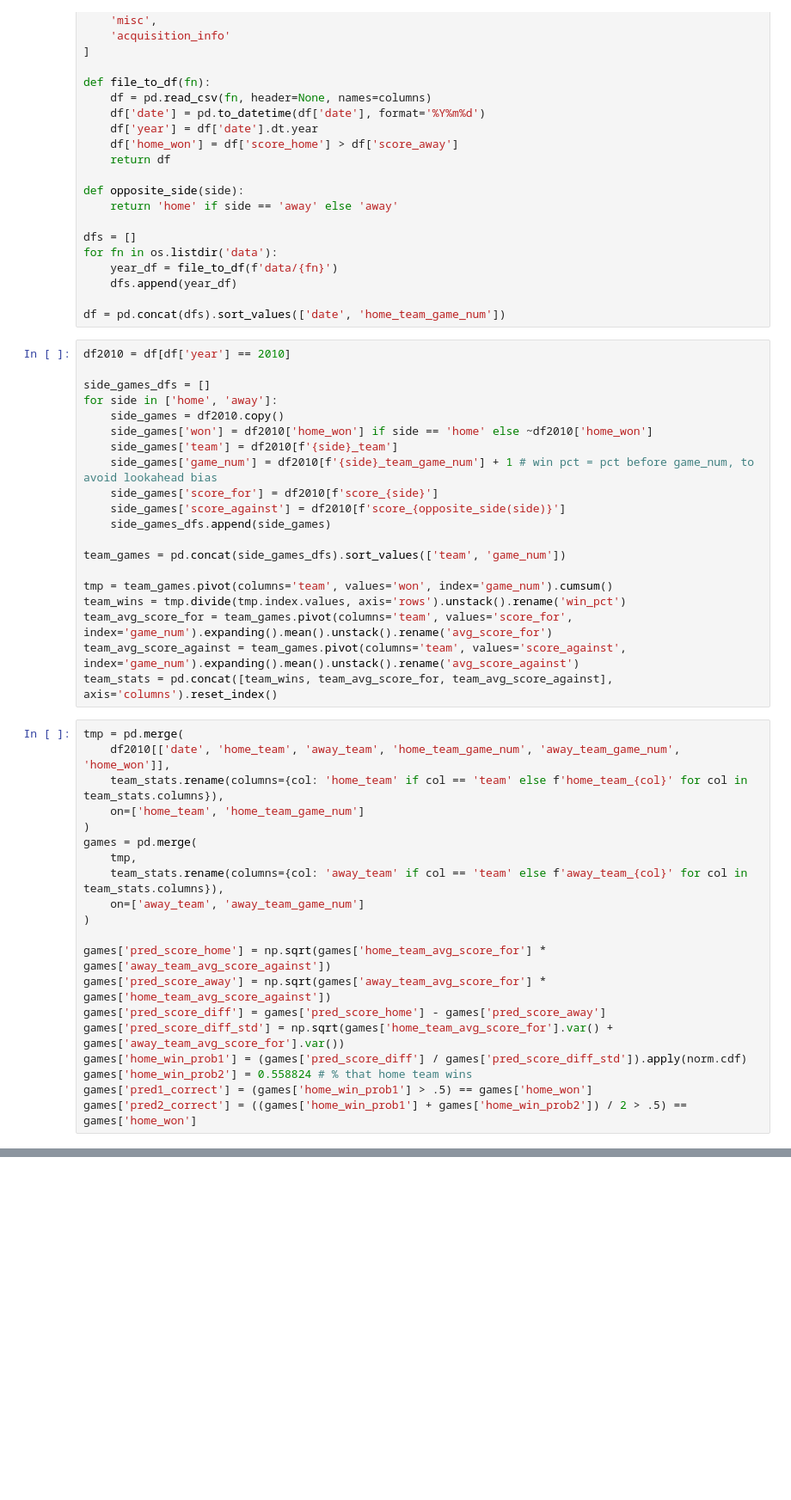
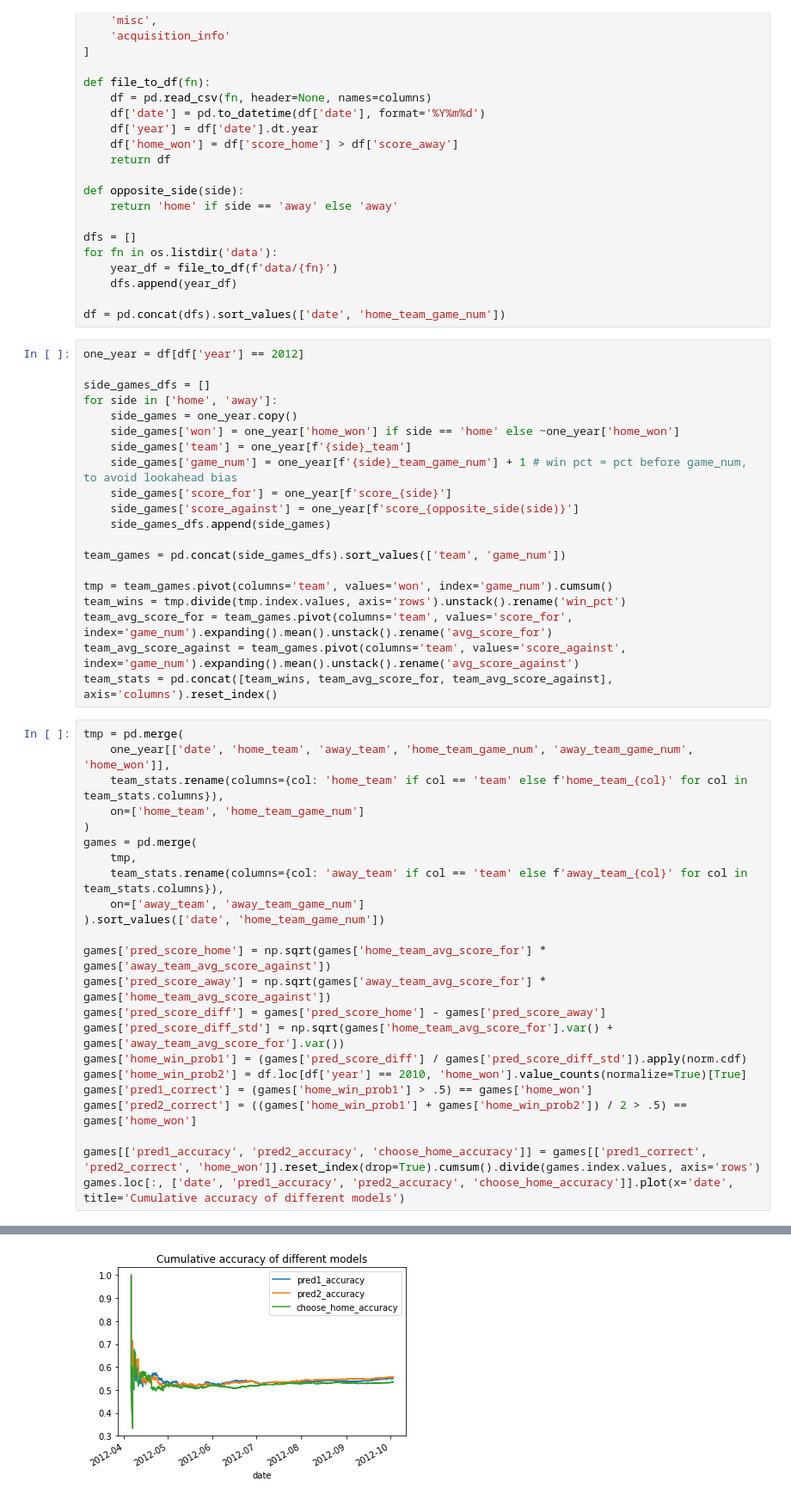
Before and after one commit to matthewpark319/baseball, a Jupyter notebook: eda.ipynb, the cells around one changed output, grey strips where cells are left out. Shown at 86% size. Saved outputs shown, nothing was run; the diff lists cells and outputs as text; blank space fills up the shorter version.

Commit message:
plots to show results

```diff
--- a/eda.ipynb
+++ b/eda.ipynb
@@ -63,16 +63,16 @@ for fn in os.listdir('data'):
 
 df = pd.concat(dfs).sort_values(['date', 'home_team_game_num'])
 # %%
-df2010 = df[df['year'] == 2010]
+one_year = df[df['year'] == 2012]
 
 side_games_dfs = []
 for side in ['home', 'away']:
-    side_games = df2010.copy()
-    side_games['won'] = df2010['home_won'] if side == 'home' else ~df2010['home_won']
-    side_games['team'] = df2010[f'{side}_team']
-    side_games['game_num'] = df2010[f'{side}_team_game_num'] + 1 # win pct = pct before game_num, to avoid lookahead bias
-    side_games['score_for'] = df2010[f'score_{side}']
-    side_games['score_against'] = df2010[f'score_{opposite_side(side)}']
+    side_games = one_year.copy()
+    side_games['won'] = one_year['home_won'] if side == 'home' else ~one_year['home_won']
+    side_games['team'] = one_year[f'{side}_team']
+    side_games['game_num'] = one_year[f'{side}_team_game_num'] + 1 # win pct = pct before game_num, to avoid lookahead bias
+    side_games['score_for'] = one_year[f'score_{side}']
+    side_games['score_against'] = one_year[f'score_{opposite_side(side)}']
     side_games_dfs.append(side_games)
 
 team_games = pd.concat(side_games_dfs).sort_values(['team', 'game_num'])
@@ -84,7 +84,7 @@ team_avg_score_against = team_games.pivot(columns='team', values='score_against'
 team_stats = pd.concat([team_wins, team_avg_score_for, team_avg_score_against], axis='columns').reset_index()
 # %%
 tmp = pd.merge(
-    df2010[['date', 'home_team', 'away_team', 'home_team_game_num', 'away_team_game_num', 'home_won']],
+    one_year[['date', 'home_team', 'away_team', 'home_team_game_num', 'away_team_game_num', 'home_won']],
     team_stats.rename(columns={col: 'home_team' if col == 'team' else f'home_team_{col}' for col in team_stats.columns}),
     on=['home_team', 'home_team_game_num']
 )
@@ -92,13 +92,17 @@ games = pd.merge(
     tmp,
     team_stats.rename(columns={col: 'away_team' if col == 'team' else f'away_team_{col}' for col in team_stats.columns}),
     on=['away_team', 'away_team_game_num']
-)
+).sort_values(['date', 'home_team_game_num'])
 
 games['pred_score_home'] = np.sqrt(games['home_team_avg_score_for'] * games['away_team_avg_score_against'])
 games['pred_score_away'] = np.sqrt(games['away_team_avg_score_for'] * games['home_team_avg_score_against'])
 games['pred_score_diff'] = games['pred_score_home'] - games['pred_score_away']
 games['pred_score_diff_std'] = np.sqrt(games['home_team_avg_score_for'].var() + games['away_team_avg_score_for'].var())
 games['home_win_prob1'] = (games['pred_score_diff'] / games['pred_score_diff_std']).apply(norm.cdf)
-games['home_win_prob2'] = 0.558824 # % that home team wins
+games['home_win_prob2'] = df.loc[df['year'] == 2010, 'home_won'].value_counts(normalize=True)[True]
 games['pred1_correct'] = (games['home_win_prob1'] > .5) == games['home_won']
 games['pred2_correct'] = ((games['home_win_prob1'] + games['home_win_prob2']) / 2 > .5) == games['home_won']
+
+games[['pred1_accuracy', 'pred2_accuracy', 'choose_home_accuracy']] = games[['pred1_correct', 'pred2_correct', 'home_won']].reset_index(drop=True).cumsum().divide(games.index.values, axis='rows')
+games.loc[:, ['date', 'pred1_accuracy', 'pred2_accuracy', 'choose_home_accuracy']].plot(x='date', title='Cumulative accuracy of different models')
+# %% [output]
@@ -104,0 +110 @@ games['pred2_correct'] = ((games['home_win_prob1'] + games['home_win_prob2']) /
+[figure, added]
```
Also changed, not shown: parts of 4 cells of this notebook.
